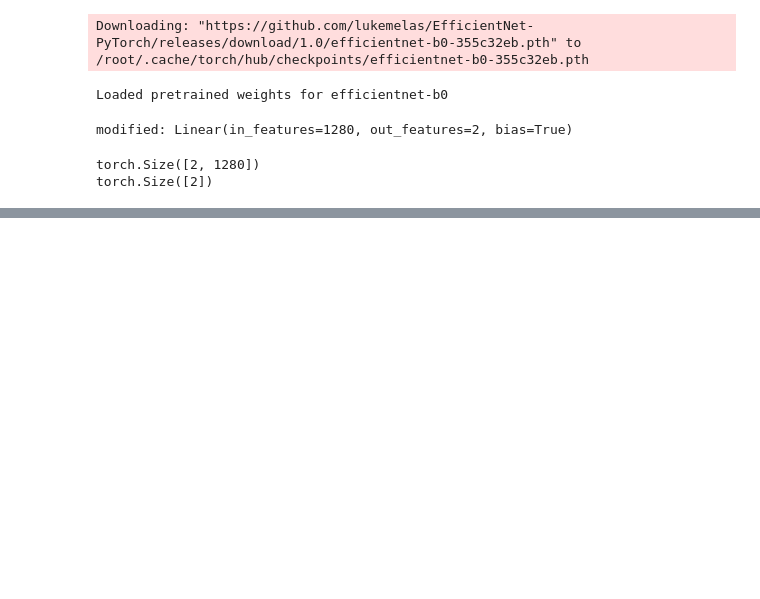
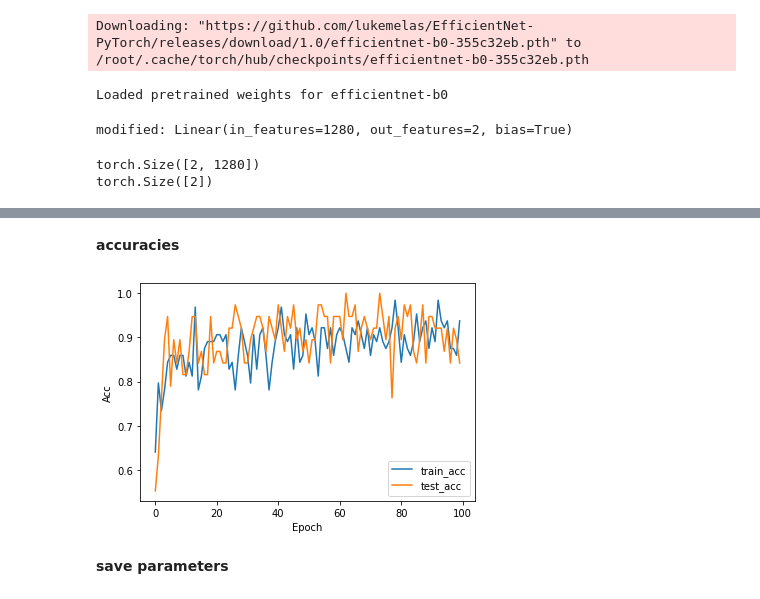
Before and after one commit to Tsuchiya-Ryo/K9-and-FL1, a Jupyter notebook: Transfer_learning_20201204.ipynb, the cells around one changed output, grey strips where cells are left out. Cells and saved outputs as stored; diff of their text form; code cells hidden in the pictures; blank space fills up the shorter version.

```diff
--- a/Transfer_learning_20201204.ipynb
+++ b/Transfer_learning_20201204.ipynb
@@ -354,2 +362,16 @@ training(net, dataloaders_dict, criterion, optimizer, num_epochs=num_epochs)
+# %% [markdown]
+**accuracies**
+# %%
+# acc show
+plt.plot(range(len(record_acc_train)), record_acc_train, label="train_acc")
+plt.plot(range(len(record_acc_test)), record_acc_test, label="test_acc")
+plt.legend()
+plt.xlabel("Epoch")
+plt.ylabel("Acc")
+plt.show()
+# %% [output]
+[figure, added]
+# %% [markdown]
+**save parameters**
 # %%
 torch.save(net.state_dict(), "/content/drive/MyDrive/efficient1204.pth")
```
Also changed, not shown: parts of 33 cells of this notebook.
